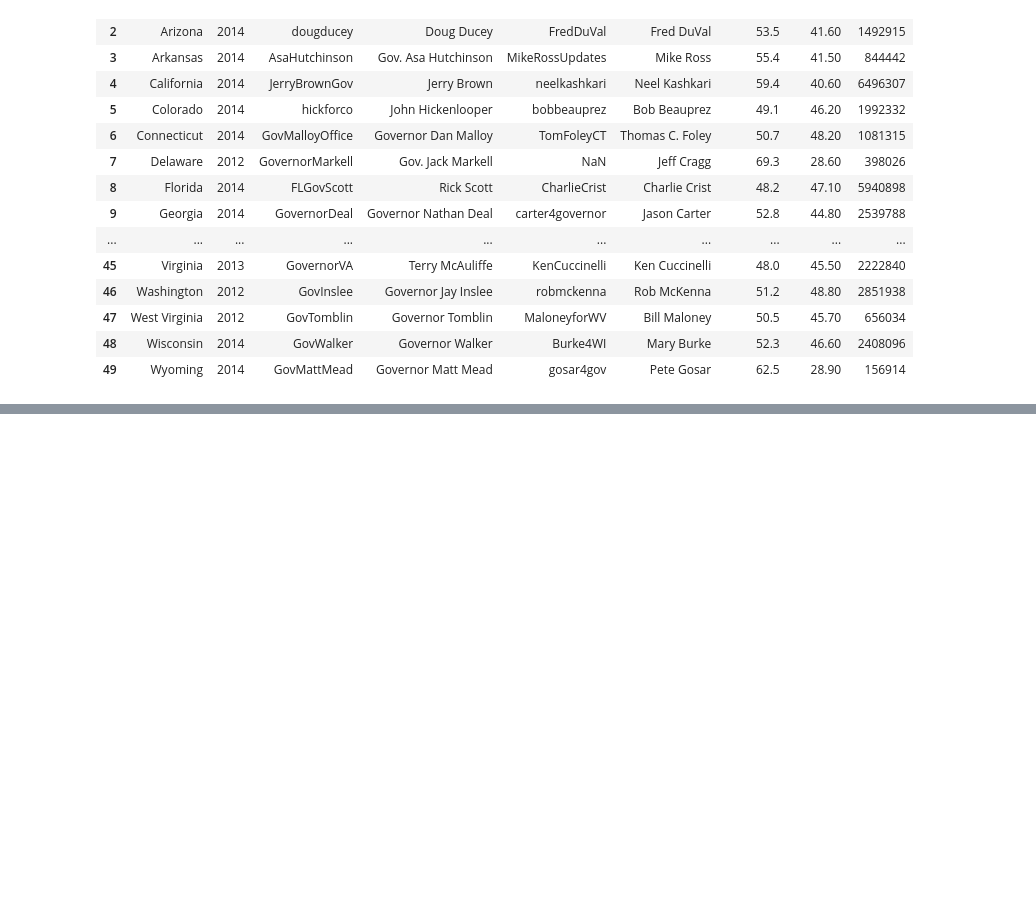
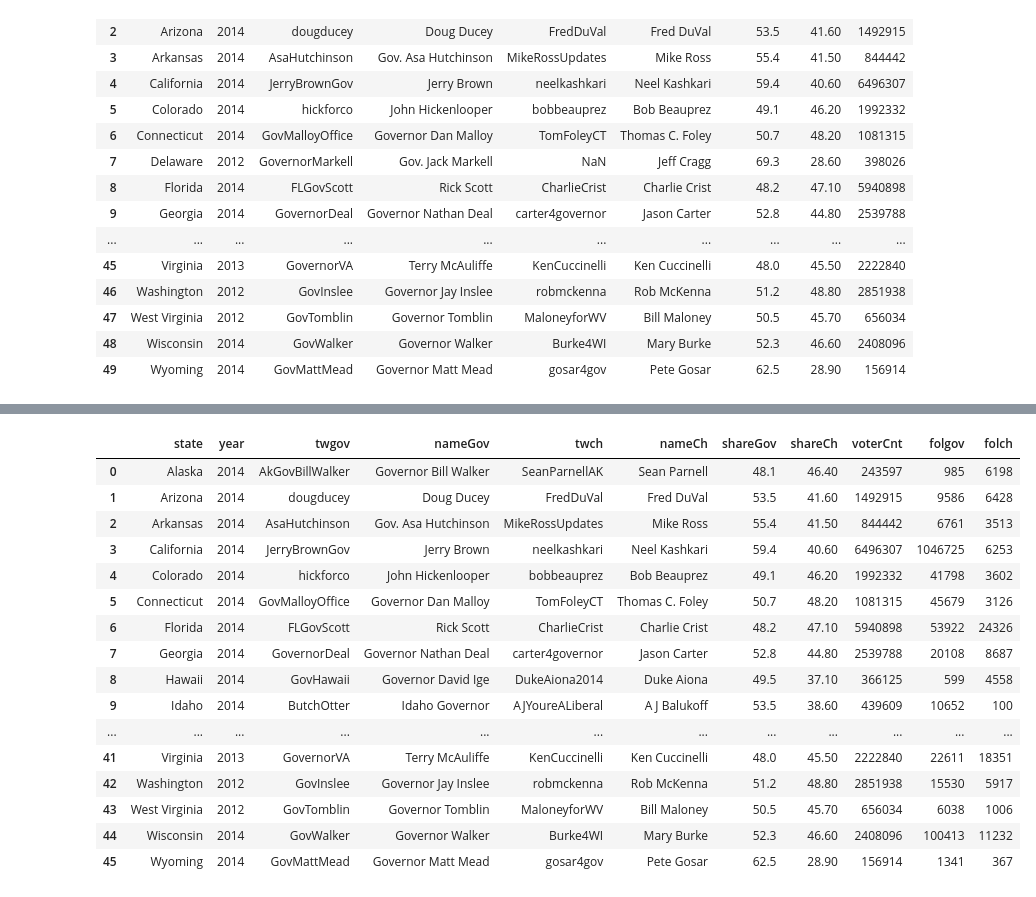
Before and after one commit to hbisgin/GeoInfluence, a Jupyter notebook: analysis/Desc Stats of the Challengers.ipynb, the cells around one changed output, grey strips where cells are left out. Drawn from its saved outputs; the diff is of its cells as text; code cells hidden in the pictures; blank space fills up the shorter version.

```diff
--- a/analysis/Desc Stats of the Challengers.ipynb
+++ b/analysis/Desc Stats of the Challengers.ipynb
@@ -36,3 +36,31 @@ states.create_map(path='gov_share.html')
 HTML('<iframe src=gov_share.html width=970 height=510></iframe>')
 # %% [output]
 [interactive output not drawn]
+# %%
+ch = pd.read_table('../data/challengers.csv',usecols=['screen_name','followers_count'], encoding='utf-16')
+ch = ch.rename(columns={'screen_name':'twch','followers_count':'folch'})
+gov = pd.read_table('../data/governors.csv',usecols=['screen_name','followers'])
+gov = gov.rename(columns={'screen_name':'twgov','followers':'folgov'})
+# ch.sort(columns=['followers_count'],ascending=False)
+# %%
+df = df.merge(gov)
+df = df.merge(ch)
+df
+# %% [output]
+|  | state | year | twgov | nameGov | twch | nameCh | shareGov | shareCh | voterCnt | folgov | folch |
+| 0 | Alaska | 2014 | AkGovBillWalker | Governor Bill Walker | SeanParnellAK | Sean Parnell | 48.1 | 46.40 | 243597 | 985 | 6198 |
+| 1 | Arizona | 2014 | dougducey | Doug Ducey | FredDuVal | Fred DuVal | 53.5 | 41.60 | 1492915 | 9586 | 6428 |
+| 2 | Arkansas | 2014 | AsaHutchinson | Gov. Asa Hutchinson | MikeRossUpdates | Mike Ross | 55.4 | 41.50 | 844442 | 6761 | 3513 |
+| 3 | California | 2014 | JerryBrownGov | Jerry Brown | neelkashkari | Neel Kashkari | 59.4 | 40.60 | 6496307 | 1046725 | 6253 |
+| 4 | Colorado | 2014 | hickforco | John Hickenlooper | bobbeauprez | Bob Beauprez | 49.1 | 46.20 | 1992332 | 41798 | 3602 |
+| 5 | Connecticut | 2014 | GovMalloyOffice | Governor Dan Malloy | TomFoleyCT | Thomas C. Foley | 50.7 | 48.20 | 1081315 | 45679 | 3126 |
+| 6 | Florida | 2014 | FLGovScott | Rick Scott | CharlieCrist | Charlie Crist | 48.2 | 47.10 | 5940898 | 53922 | 24326 |
+| 7 | Georgia | 2014 | GovernorDeal | Governor Nathan Deal | carter4governor | Jason Carter | 52.8 | 44.80 | 2539788 | 20108 | 8687 |
+| 8 | Hawaii | 2014 | GovHawaii | Governor David Ige | DukeAiona2014 | Duke Aiona | 49.5 | 37.10 | 366125 | 599 | 4558 |
+| 9 | Idaho | 2014 | ButchOtter | Idaho Governor | AJYoureALiberal | A J Balukoff | 53.5 | 38.60 | 439609 | 10652 | 100 |
+| ... | ... | ... | ... | ... | ... | ... | ... | ... | ... | ... | ... |
+| 41 | Virginia | 2013 | GovernorVA | Terry McAuliffe | KenCuccinelli | Ken Cuccinelli | 48.0 | 45.50 | 2222840 | 22611 | 18351 |
+| 42 | Washington | 2012 | GovInslee | Governor Jay Inslee | robmckenna | Rob McKenna | 51.2 | 48.80 | 2851938 | 15530 | 5917 |
+| 43 | West Virginia | 2012 | GovTomblin | Governor Tomblin | MaloneyforWV | Bill Maloney | 50.5 | 45.70 | 656034 | 6038 | 1006 |
+| 44 | Wisconsin | 2014 | GovWalker | Governor Walker | Burke4WI | Mary Burke | 52.3 | 46.60 | 2408096 | 100413 | 11232 |
+| 45 | Wyoming | 2014 | GovMattMead | Governor Matt Mead | gosar4gov | Pete Gosar | 62.5 | 28.90 | 156914 | 1341 | 367 |
```
Also changed, not shown: parts of 6 cells of this notebook.
